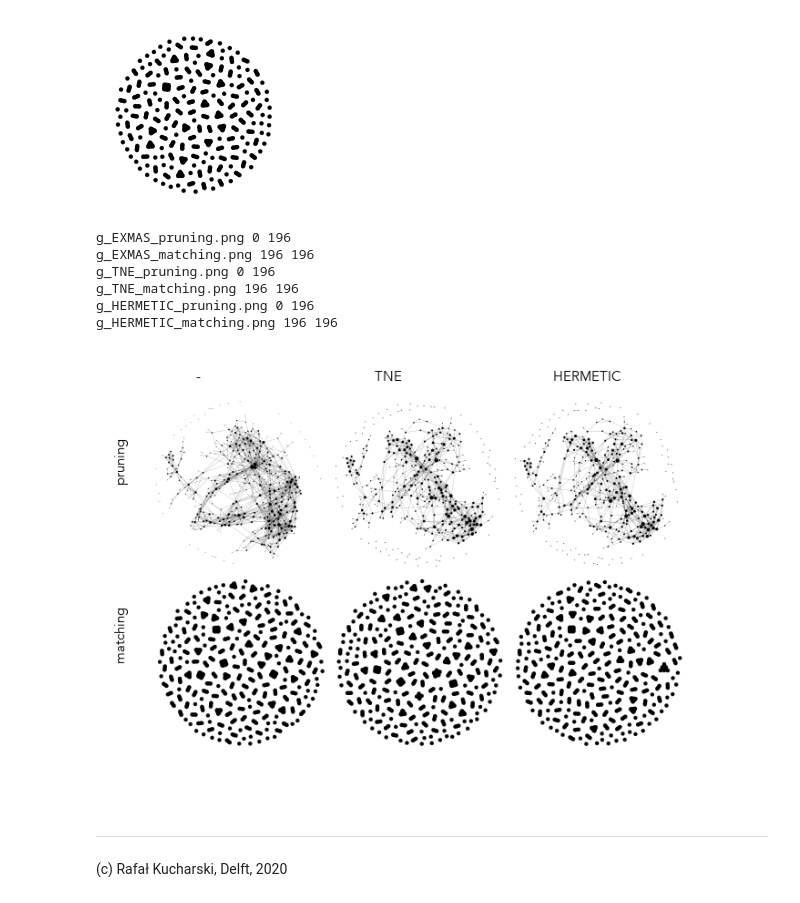
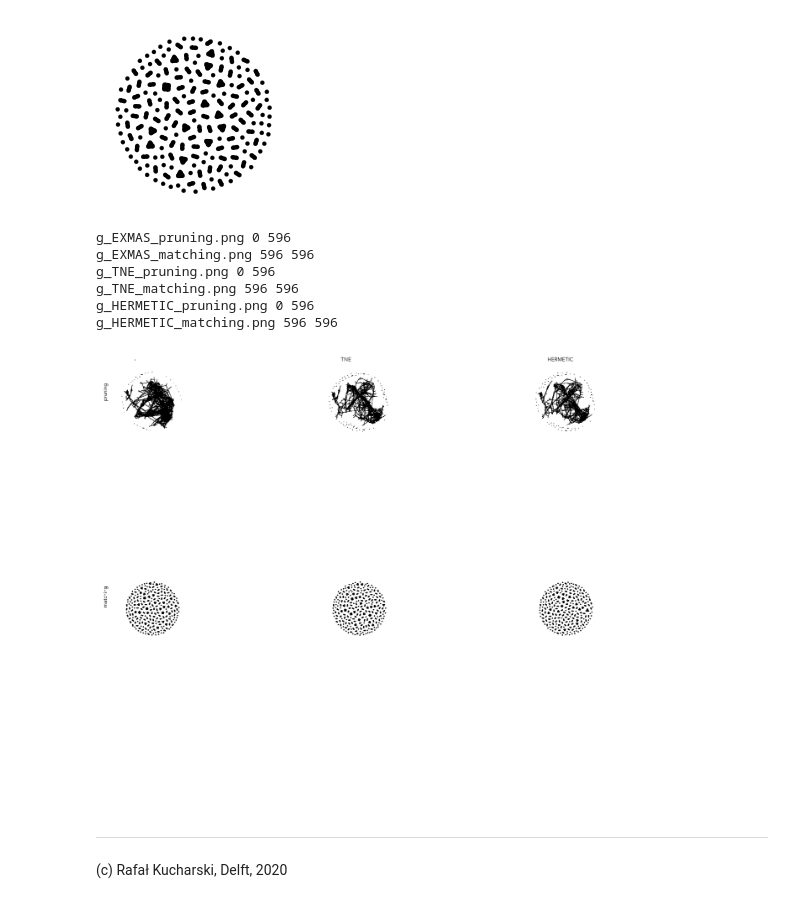
Before and after one commit to RafalKucharskiPK/ExMAS, a Jupyter notebook: ExMAS/spinoffs/game/01_results.ipynb, the cells around one changed output. Drawn from its saved outputs; the diff is of its cells as text; code cells hidden in the pictures.

```diff
--- a/ExMAS/spinoffs/game/01_results.ipynb
+++ b/ExMAS/spinoffs/game/01_results.ipynb
@@ -166,7 +165,7 @@ cols = ['user discomfort','SUBGROUP','RESIDUAL','EXTERNALITY']
 ALGOS = ['EXMAS']
 titles = ['user direct costs $C(G,i)$' ,'subgroup-based', 'residual' , 'externality-based']
 
-fig, axes = plt.subplots(2,4,figsize = (15,8), sharey=False, sharex = False)
+fig, axes = plt.subplots(2,4,figsize = (10,6), sharey=False, sharex = False)
 df['deg'] = df.degree.apply(lambda x: '4+' if x>3 else str(x))
 df['distance'] = df['dist']/1000
 df['size'] = 0.7*df['degree']**2
@@ -196,6 +195,8 @@ for i,col in enumerate(cols):
         single_scatter(col, df = df[df[pruning_column]==True], ax = axes[0][i], legend = False, text = False)
         #single_scatter(col, df = df[df[pruning_column]==True], ax = axes[1][i], legend = False, x = 'degree', text = False)
         sns.violinplot(x='degree',y=col, data = df[df[pruning_column]==True], ax = axes[1][i], alpha = 0.4, size = df[df[pruning_column]]['size'])
+        for violin, alpha in zip(axes[1][i].collections[::2], [0.4,0.4,0.4,0.4]):
+            violin.set_alpha(alpha)
         ax = axes[1][i].set_ylim((-1,20))
         ax = axes[0][i].set_ylim((-1,20))
 
@@ -208,6 +209,8 @@ for i,col in enumerate(cols):
             #axes[2*j][0].text(-0.4, -0.2, ALGO,rotation='vertical', transform=axes[2*j][0].transAxes, fontsize = 12)
 
         axes[0][i].set_title(titles[i])
+        axes[0][i].set_ylabel('')
+        axes[1][i].set_ylabel('')
     axes[0][0].set_ylabel('cost')
     axes[1][0].set_ylabel('cost')
 
@@ -225,7 +228,9 @@ plt.savefig('scatters.png')
 # %%
 PRICINGS = ['EXTERNALITY','RESIDUAL','SUBGROUP']
+ALGO_NAMES = ['basic', 'TNE', 'RHE', 'RUE', 'RSIE']
 fig, axes = plt.subplots(1,5, figsize = (12,4), sharex = True, sharey = True)
 j=-1
+ret = list()
 for i,PRICING in enumerate(PRICINGS):
 
     for j, ALGO in enumerate(['EXMAS', 'TNE', 'HERMETIC', 'RUE', 'RSIE']):
@@ -235,14 +240,19 @@ for i,PRICING in enumerate(PRICINGS):
 
         to_plot['$\Delta C$']=(to_plot[PRICING]-to_plot['desired_{}'.format(PRICING)])/to_plot['desired_{}'.format(PRICING)]
         to_plot['$\Delta C$'] = to_plot['$\Delta C$'].replace(np.inf,np.nan).fillna(0)
-        sns.distplot(to_plot['$\Delta C$'],ax = axes[j], kde = True, hist = False, label = PRICING, rug_kws={"alpha":0.1, 'height':0.2, 'lw':2}, kde_kws={'bw':0.15, 'lw': 2, 'cumulative': True}, rug = False)
-        axes[j].set_xlim((0,1))
-        axes[j].set_title(ALGO)
+        ret.append([ALGO, PRICING, to_plot['$\Delta C$'].max(), to_plot['$\Delta C$'].mean()] )
+        sns.distplot(to_plot['$\Delta C$'],ax = axes[j], kde = True, hist = False,
+                     label = PRICING,
+                     rug_kws={"alpha":0.1, 'height':0.2, 'lw':2},
+                     kde_kws={'bw':0.5, 'lw': 2, 'cumulative': True}, rug = False)
+        axes[j].set_xlim((0,1.3))
+        axes[j].set_title(ALGO_NAMES[j])
         if j>0:
             axes[j].set_ylabel('')
-        axes[j].get_legend().remove()
-        axes[j].set_ylim((0.35,1.05))
+        #axes[j].get_legend().remove()
+        axes[j].set_ylim((0.35,1.02))
 axes[-1].legend(bbox_to_anchor=(0.15, 0.3))
 plt.tight_layout()
 plt.savefig('hist.png', dpi = 600)
+pd.DataFrame(ret,columns = ['algo','pricing','max excess', 'mean excess'])
 # %% [output]
@@ -494,7 +524,7 @@ from IPython.display import display # to display images
 from PIL import Image
 from PIL import ImageFont
 from PIL import ImageDraw , ImageOps
-size = 196
+size = 596
 rows = 2
 cols = 3
 header = 50
@@ -509,40 +539,40 @@ for i in range(0,size*cols,size): # kolumny
     shift = 10
 
     draw.text((int(header)+i+10+50, 20),col_titles[int(i/size)],(0,0,0),font=font)
     for j in range(0,size*rows,size): # wiersze
 
         PATH = 'g_{}_{}.png'.format(col_names[int(i/size)],row_names[int(j/size)])
         #'../data/results/figs/{}_{}_{}_{}.png'.format(file_header, level, CITIES[int(j/size)],  FIELDS[int(i/size)])
         print(PATH, j, size)
         im = Image.open(PATH)
         #im.thumbnail((size*0.99,size*0.99))
         if i == 0:
             txt=Image.new('L', (250,50))
             d = ImageDraw.Draw(txt)
             d.text( (0, 0), row_names[int(j/size)],  font=font, fill=255)
             w=txt.rotate(90,  expand=1)
             new_im.paste( ImageOps.colorize(w, (0,0,0), (0,0,0)), (int(header/3),j-100),  w)
         new_im.paste(im, (header+i+int(size/100)+shift,header+j+int(size/100)))
 #         im = Image.open('../data/results/figs/scale_1.png')
 #         im.thumbnail((size*0.8,header))
 #         new_im.paste(im, (400,3*size+header))
 #         im = Image.open('../data/results/figs/scale_2.png')
 #         im.thumbnail((size*0.8,header))
 #         new_im.paste(im, (header+1400,3*size+header))
 #         im = Image.open('../data/results/figs/scale_3.png')
 #         im.thumbnail((size*0.8,header))
 #         new_im.paste(im, (header+2150,3*size+header))
 new_im.save('grafs.jpg', quality=100)
 
 display(new_im)
 # %% [output]
-g_EXMAS_pruning.png 0 196
-g_EXMAS_matching.png 196 196
-g_TNE_pruning.png 0 196
-g_TNE_matching.png 196 196
-g_HERMETIC_pruning.png 0 196
-g_HERMETIC_matching.png 196 196
+g_EXMAS_pruning.png 0 596
+g_EXMAS_matching.png 596 596
+g_TNE_pruning.png 0 596
+g_TNE_matching.png 596 596
+g_HERMETIC_pruning.png 0 596
+g_HERMETIC_matching.png 596 596
-[figure, old version]
+[figure, new version]
 # %% [markdown]
 ---
 (c) Rafał Kucharski, Delft, 2020
```
Also changed, not shown: parts of 5 cells of this notebook, 4 other files.
